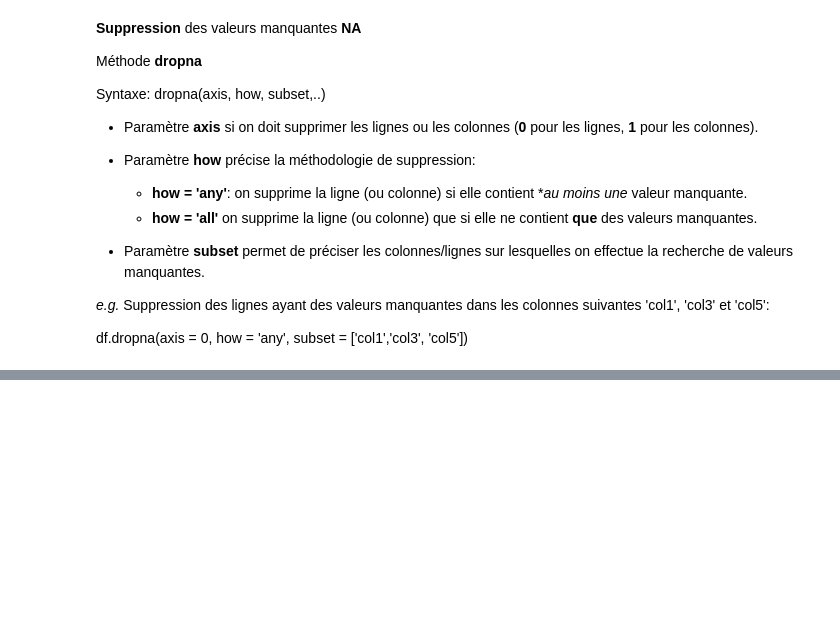
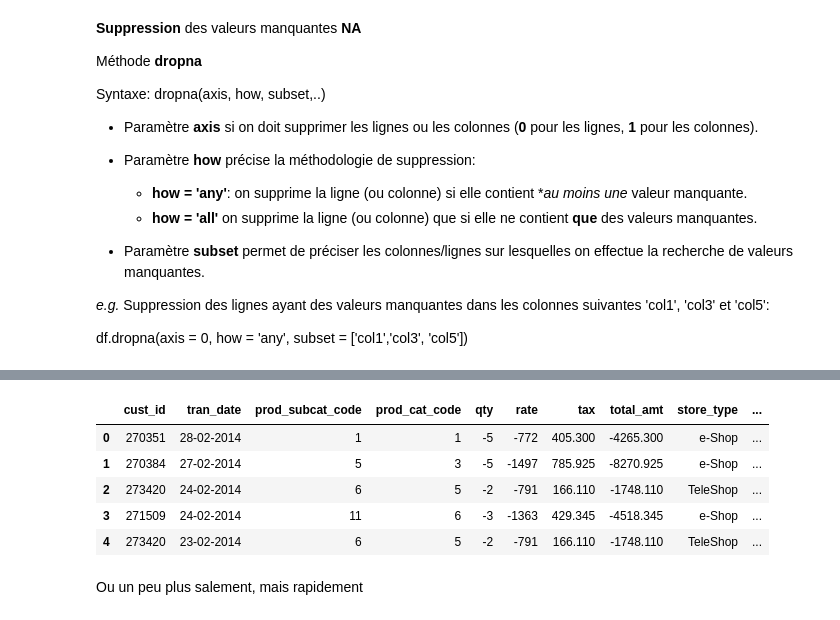
Before and after one commit to federicoding/TrainingGeneral, a Jupyter notebook: Debut.ipynb, the cells around one changed output, grey strips where cells are left out. Drawn from its saved outputs; the diff is of its cells as text; code cells hidden in the pictures; blank space fills up the shorter version.

```diff
--- a/Debut.ipynb
+++ b/Debut.ipynb
@@ -518,0 +556,6 @@ df.dropna(axis = 0, how = 'any', subset = ['col1','col3', 'col5'])
+# %%
+url = 'https://raw.githubusercontent.com/federicoding/TrainingGeneral/main/Customer.csv'
+customer = pd.read_csv(filepath_or_buffer=url, sep=',')
+
+url = 'https://raw.githubusercontent.com/federicoding/TrainingGeneral/main/prod_cat_info.csv'
+prod_cat_info = pd.read_csv(filepath_or_buffer=url, sep=',')
@@ -518,0 +564,3 @@ df.dropna(axis = 0, how = 'any', subset = ['col1','col3', 'col5'])
+# %%
+customer['Gender'] = customer['Gender'].fillna(customer['Gender'].mode()[0])
+customer['city_code'] = customer['city_code'].fillna(customer['city_code'].mode()[0])
@@ -518,0 +596,22 @@ df.dropna(axis = 0, how = 'any', subset = ['col1','col3', 'col5'])
+# %%
+#genre:
+# On renomme la colonne 'customer_Id' en 'cust_id' pour faire la fusion
+customer = customer.rename(columns = {'customer_Id':'cust_id'})
+
+# Jointure à gauche entre transactions et customer sur la colonne 'cust_id'
+fusion = transactions.merge(right = customer, on = 'cust_id', how = 'left')
+
+# La fusion n'a produit aucun NaN
+fusion.isna().sum()
+
+# Les colonnes DOB, Gender, city_code ont bien été ajoutées à transactions
+fusion.head()
+# %% [output]
+|  | cust_id | tran_date | prod_subcat_code | prod_cat_code | qty | rate | tax | total_amt | store_type | ... |
+| 0 | 270351 | 28-02-2014 | 1 | 1 | -5 | -772 | 405.300 | -4265.300 | e-Shop | ... |
+| 1 | 270384 | 27-02-2014 | 5 | 3 | -5 | -1497 | 785.925 | -8270.925 | e-Shop | ... |
+| 2 | 273420 | 24-02-2014 | 6 | 5 | -2 | -791 | 166.110 | -1748.110 | TeleShop | ... |
+| 3 | 271509 | 24-02-2014 | 11 | 6 | -3 | -1363 | 429.345 | -4518.345 | e-Shop | ... |
+| 4 | 273420 | 23-02-2014 | 6 | 5 | -2 | -791 | 166.110 | -1748.110 | TeleShop | ... |
+# %% [markdown]
+Ou un peu plus salement, mais rapidement
```
Also changed, not shown: parts of 20 cells of this notebook.
